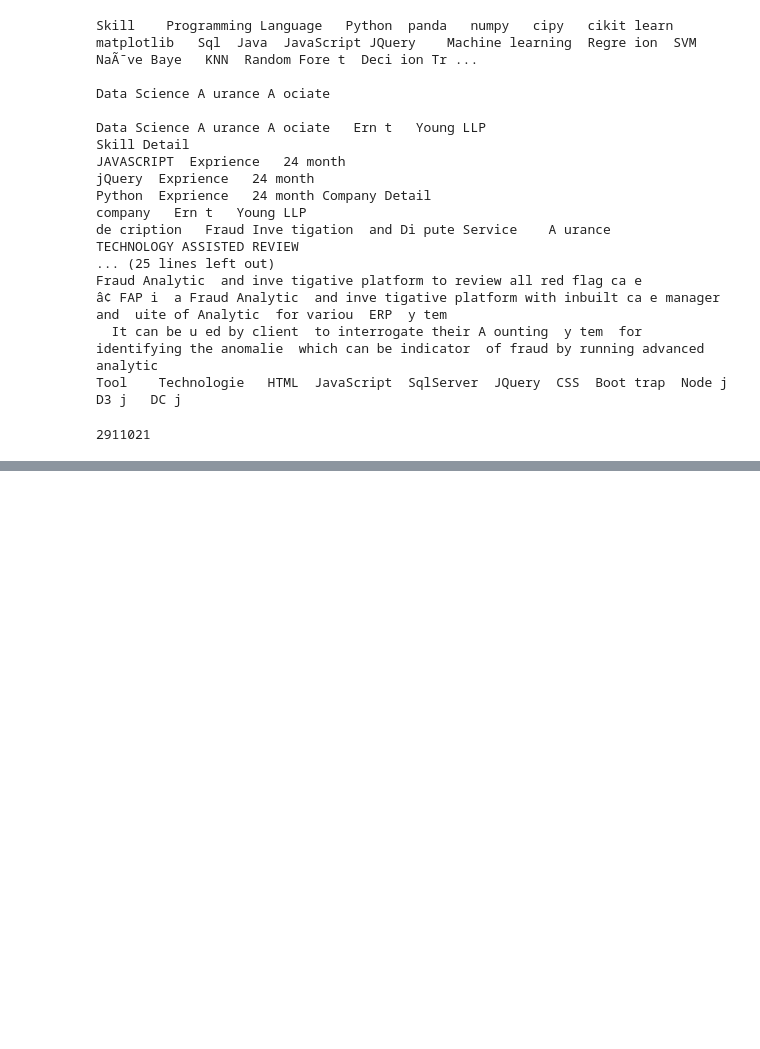
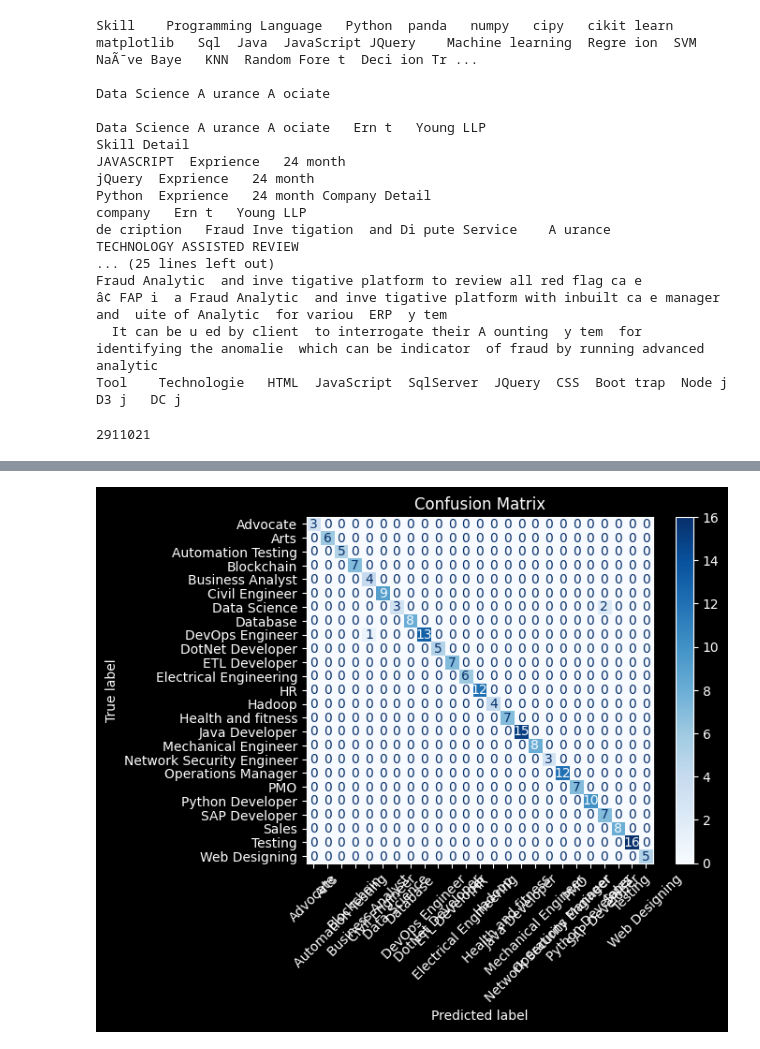
Before and after one commit to sngrajesh/NaturalLanguageProcessingAndComputerVision, a Jupyter notebook: L16_text_classification.ipynb, the cells around one changed output, grey strips where cells are left out. Cells and saved outputs as stored; diff of their text form; code cells hidden in the pictures; blank space fills up the shorter version.

Commit message:
text classification

```diff
--- a/L16_text_classification.ipynb
+++ b/L16_text_classification.ipynb
@@ -601,0 +619,25 @@ plt.imshow(wcloud)
+# %%
+df['Cleaned_Resume'] = df['Resume'].apply(cleanResume)
+
+# Define the stopwords and tokenize the cleaned resumes
+stop_words = set(stopwords.words('english'))
+
+def tokenize_and_clean(text):
+    tokens = word_tokenize(text.lower())
+    return ' '.join([word for word in tokens if word not in stop_words and word.isalpha()])
+
+df['Tokenized_Resume'] = df['Cleaned_Resume'].apply(tokenize_and_clean)
+# %%
+# Splitting the dataset into training and testing sets
+X = df['Tokenized_Resume']
+y = df['Category']
+X_train, X_test, y_train, y_test = train_test_split(X, y, test_size=0.2, random_state=42)
+# %%
+# Convert the text data into TF-IDF features
+tfidf_vectorizer = TfidfVectorizer(max_features=3000)
+X_train_tfidf = tfidf_vectorizer.fit_transform(X_train)
+X_test_tfidf = tfidf_vectorizer.transform(X_test)
+# %%
+# Initialize and fit the nearest centroid classifier
+centroid_classifier = NearestCentroid()
+centroid_classifier.fit(X_train_tfidf, y_train)
@@ -601,0 +673,11 @@ plt.imshow(wcloud)
+# %%
+# Visualize the results with a confusion matrix
+from sklearn.metrics import ConfusionMatrixDisplay
+
+ConfusionMatrixDisplay.from_estimator(
+    centroid_classifier, X_test_tfidf, y_test, cmap='Blues', xticks_rotation=45
+)
+plt.title("Confusion Matrix")
+plt.show()
+# %% [output]
+[figure, added]
```
Also changed, not shown: parts of 7 cells of this notebook.
